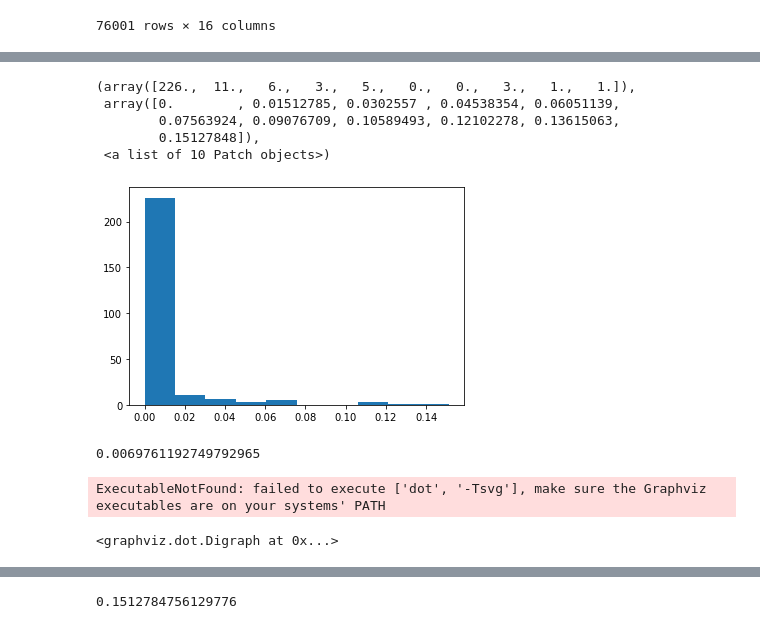
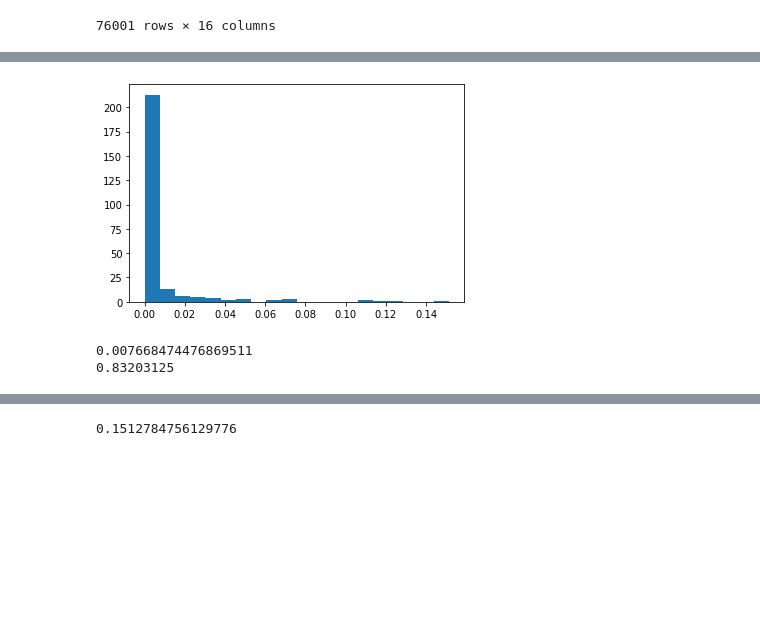
Before and after one commit to ruteee/pesquisa, a Jupyter notebook: TransEntropy_mod.ipynb, the cells around one changed output, grey strips where cells are left out. Cells and saved outputs as stored; diff of their text form; code cells hidden in the pictures; blank space fills up the shorter version.

```diff
--- a/TransEntropy_mod.ipynb
+++ b/TransEntropy_mod.ipynb
@@ -607,0 +617,21 @@ df_te
+# %%
+hist = plt.hist(df_te.values.flatten(),bins=20)
+
+plt.rcParams['figure.dpi'] = 600
+plt.rcParams['savefig.dpi'] = 600
+
+plt.rcParams['lines.linewidth'] = 0.6
+plt.rcParams['axes.linewidth'] = 0.3
+plt.rcParams['font.size'] = 5
+
+plt.rcParams['xtick.major.width'] = 0.5
+plt.rcParams['ytick.major.width'] = 0.5
+plt.rcParams['legend.borderpad'] = 0.2
+plt.rcParams['legend.frameon']= True
+plt.rcParams['legend.borderpad']= 0.1
+
+plt.show()
+
+plt.gcf().savefig("process_var.pdf", bbox_inches='tight')
+# %% [output]
+[figure, added]
@@ -608,20 +640,17 @@ df_te
+# %%
+#finding the threshold using the left limit from the second bar in histogram
+
+sort_tes = list(np.sort(df_te.values.flatten()))
+
+idx = bisect.bisect_left(sort_tes,hist[1][1])
+
+# idx = np.round(len(df_te.values.flatten())*0.83)
+t = sort_tes[int(idx)]
+print(t)
+percentile = idx/len(sort_tes)
+print(percentile)
+# %% [output]
+0.007668474476869511
+0.83203125
 # %%
-plt.hist(df_te.values.flatten())
+plt.hist?
-# %% [output]
-(array([226.,  11.,   6.,   3.,   5.,   0.,   0.,   3.,   1.,   1.]),
- array([0.        , 0.01512785, 0.0302557 , 0.04538354, 0.06051139,
-        0.07563924, 0.09076709, 0.10589493, 0.12102278, 0.13615063,
-        0.15127848]),
- <a list of 10 Patch objects>)
-[figure, removed]
-# %%
-sort = np.sort(df_te.values.flatten())
-idx = np.round(len(df_te.values.flatten())*0.83)
-sort[int(idx)]
-# %% [output]
-0.0069761192749792965
-# %%
-graph_simple(df_te)
-# %% [output]
-ExecutableNotFound: failed to execute ['dot', '-Tsvg'], make sure the Graphviz executables are on your systems' PATH
-<graphviz.dot.Digraph at 0x...>
```
Also changed, not shown: parts of 29 cells of this notebook, 28 other files.
